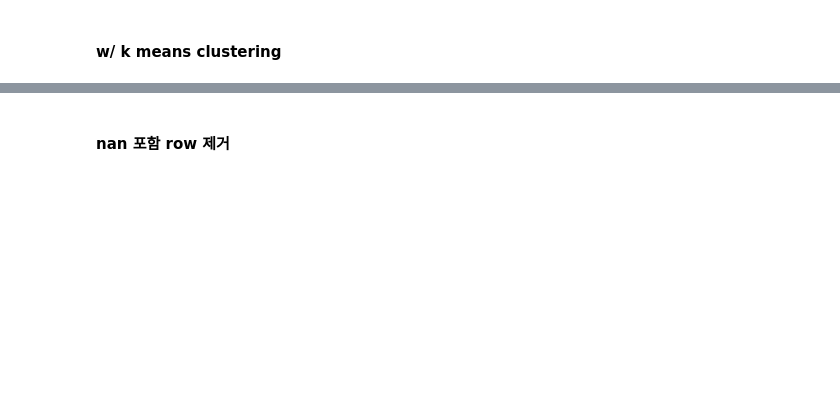
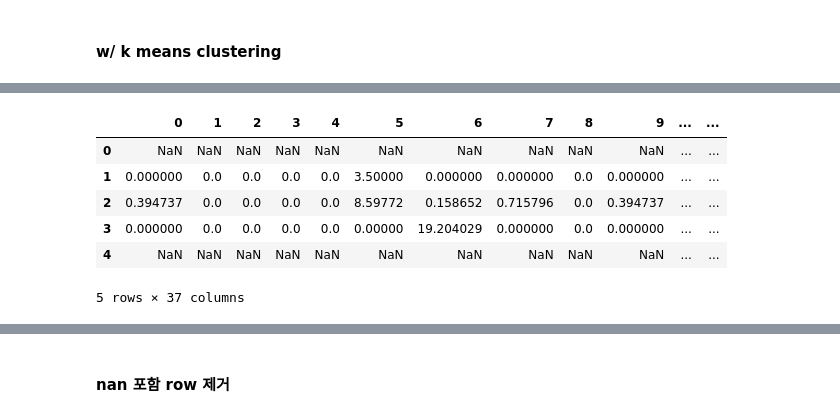
Before and after one commit to hyeon95y/Trend_Predicting, a Jupyter notebook: Developing Online Preference 3.ipynb, the cells around one changed output, grey strips where cells are left out. Saved outputs shown, nothing was run; the diff lists cells and outputs as text; code cells hidden in the pictures; blank space fills up the shorter version.

```diff
--- a/Developing Online Preference 3.ipynb
+++ b/Developing Online Preference 3.ipynb
@@ -91,6 +158,6 @@ test = PC_test[0:330]
 # %%
 #Array 형태로 변환
-train_mat = train.as_matrix()
-test_mat = test.as_matrix()
+train_mat = PC_train.as_matrix()
+test_mat = PC_test.as_matrix()
 print(train_mat.shape)
 print(test_mat.shape)
@@ -146,7 +245,7 @@ top_k_users[4]
 #훈련 데이터의 알려지지 않은 구매 예측
 user_pred_k = np.zeros(train_mat.shape)
 # %%
-for i in range(temp_train.shape[0]):
-    user_pred_k[i,:] = top_k_distances[i].T.dot(temp_train_mat[top_k_users][i]) / np.array([np.abs(top_k_distances[i].T).sum(axis = 0)]).T
+for i in range(PC_train.shape[0]):
+    user_pred_k[i,:] = top_k_distances[i].T.dot(train_mat[top_k_users][i]) / np.array([np.abs(top_k_distances[i].T).sum(axis = 0)]).T
 # %%
 user_pred_k.shape
@@ -155,7 +270,15 @@ user_pred_k
 # %%
 ##### nan값이 있어서 mse를 계산할 수 없음
 online_pref = pd.DataFrame(user_pred_k)
-online_pref
+online_pref.head()
+# %% [output]
+|  | 0 | 1 | 2 | 3 | 4 | 5 | 6 | 7 | 8 | 9 | ... | ... |
+| 0 | NaN | NaN | NaN | NaN | NaN | NaN | NaN | NaN | NaN | NaN | ... | ... |
+| 1 | 0.000000 | 0.0 | 0.0 | 0.0 | 0.0 | 3.50000 | 0.000000 | 0.000000 | 0.0 | 0.000000 | ... | ... |
+| 2 | 0.394737 | 0.0 | 0.0 | 0.0 | 0.0 | 8.59772 | 0.158652 | 0.715796 | 0.0 | 0.394737 | ... | ... |
+| 3 | 0.000000 | 0.0 | 0.0 | 0.0 | 0.0 | 0.00000 | 19.204029 | 0.000000 | 0.0 | 0.000000 | ... | ... |
+| 4 | NaN | NaN | NaN | NaN | NaN | NaN | NaN | NaN | NaN | NaN | ... | ... |
+5 rows × 37 columns
 # %%
 #nan가 들어간 element의 row 인덱스 반환
 na_element_index = np.where(np.isnan(online_pref))
```
Also changed, not shown: parts of 39 cells of this notebook.
